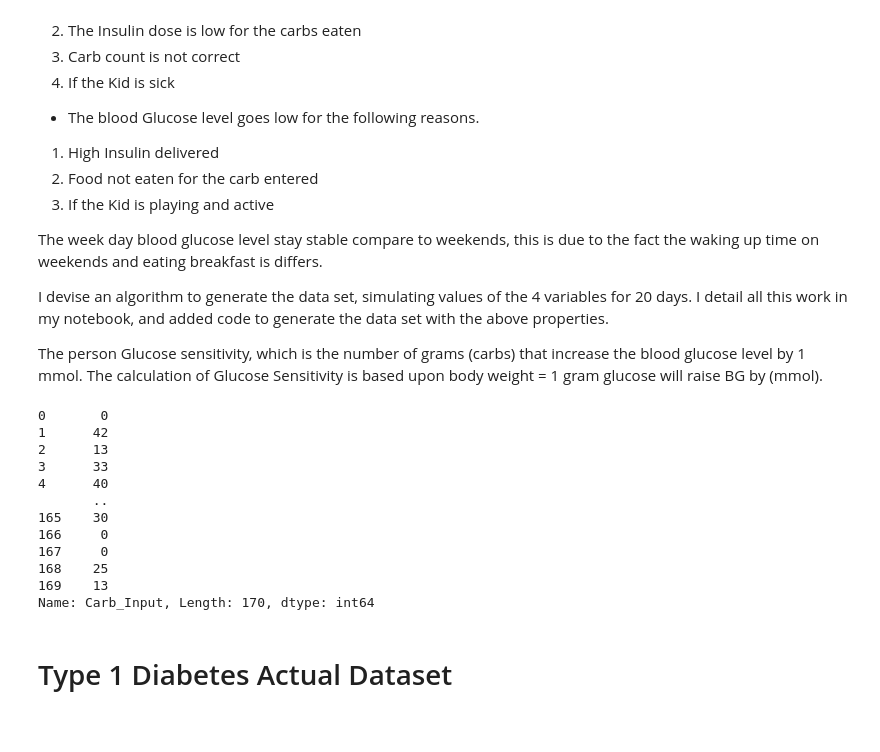
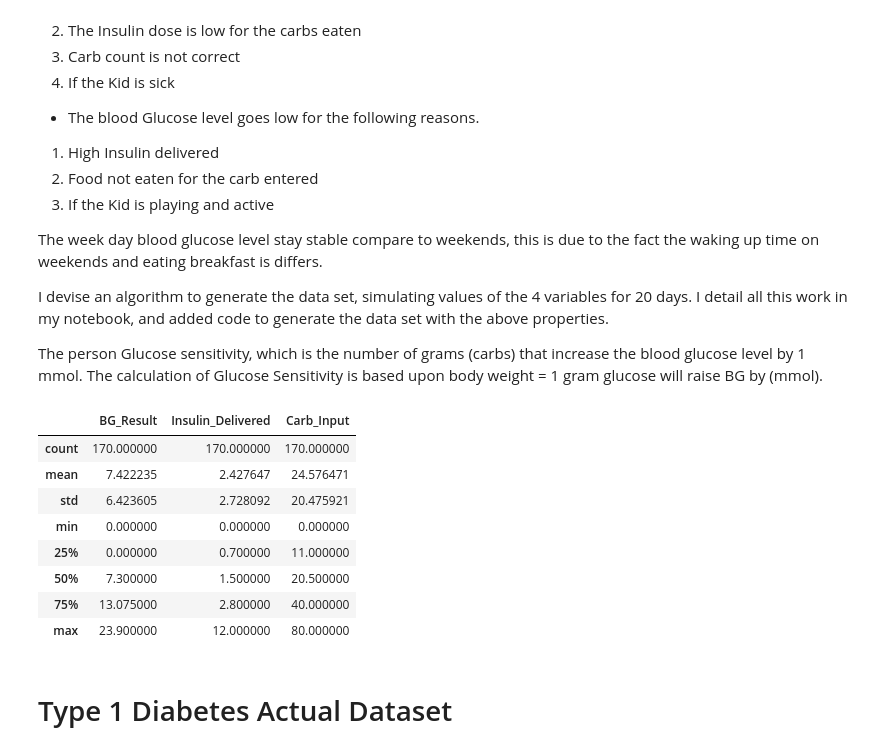
Before and after one commit to babubaskaran/ProgDA_Project, a Jupyter notebook: ProgDA_Project.ipynb, the cells around one changed output. Drawn from its saved outputs; the diff is of its cells as text; code cells hidden in the pictures.

```diff
--- a/ProgDA_Project.ipynb
+++ b/ProgDA_Project.ipynb
@@ -68,20 +68,17 @@ from pandas.plotting import scatter_matrix
 # %%
 df=pd.read_csv("type1diabetesproject.csv")
 # %%
-df.Carb_Input
+df.describe()
 # %% [output]
-0       0
-1      42
-2      13
-3      33
-4      40
-       ..
-165    30
-166     0
-167     0
-168    25
-169    13
-Name: Carb_Input, Length: 170, dtype: int64
+|  | BG_Result | Insulin_Delivered | Carb_Input |
+| count | 170.000000 | 170.000000 | 170.000000 |
+| mean | 7.422235 | 2.427647 | 24.576471 |
+| std | 6.423605 | 2.728092 | 20.475921 |
+| min | 0.000000 | 0.000000 | 0.000000 |
+| 25% | 0.000000 | 0.700000 | 11.000000 |
+| 50% | 7.300000 | 1.500000 | 20.500000 |
+| 75% | 13.075000 | 2.800000 | 40.000000 |
+| max | 23.900000 | 12.000000 | 80.000000 |
 # %% [markdown]
 # Type 1 Diabetes Actual Dataset
 # %%
```
Also changed, not shown: parts of 2 cells of this notebook.
